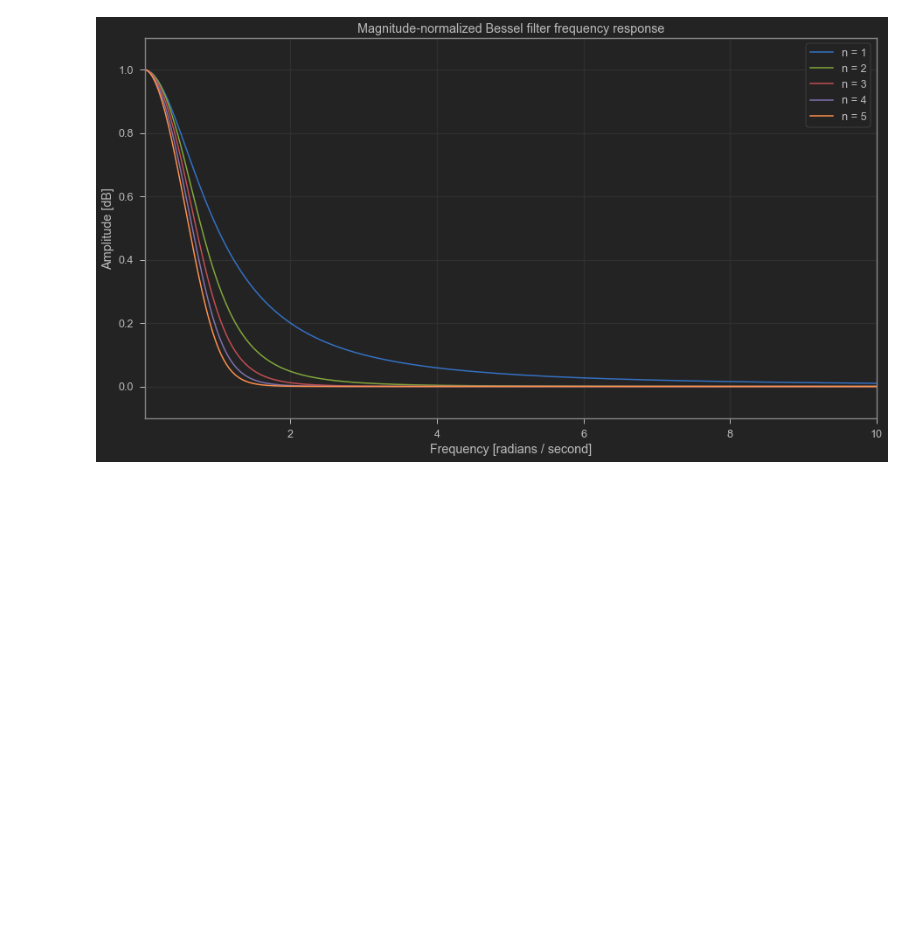
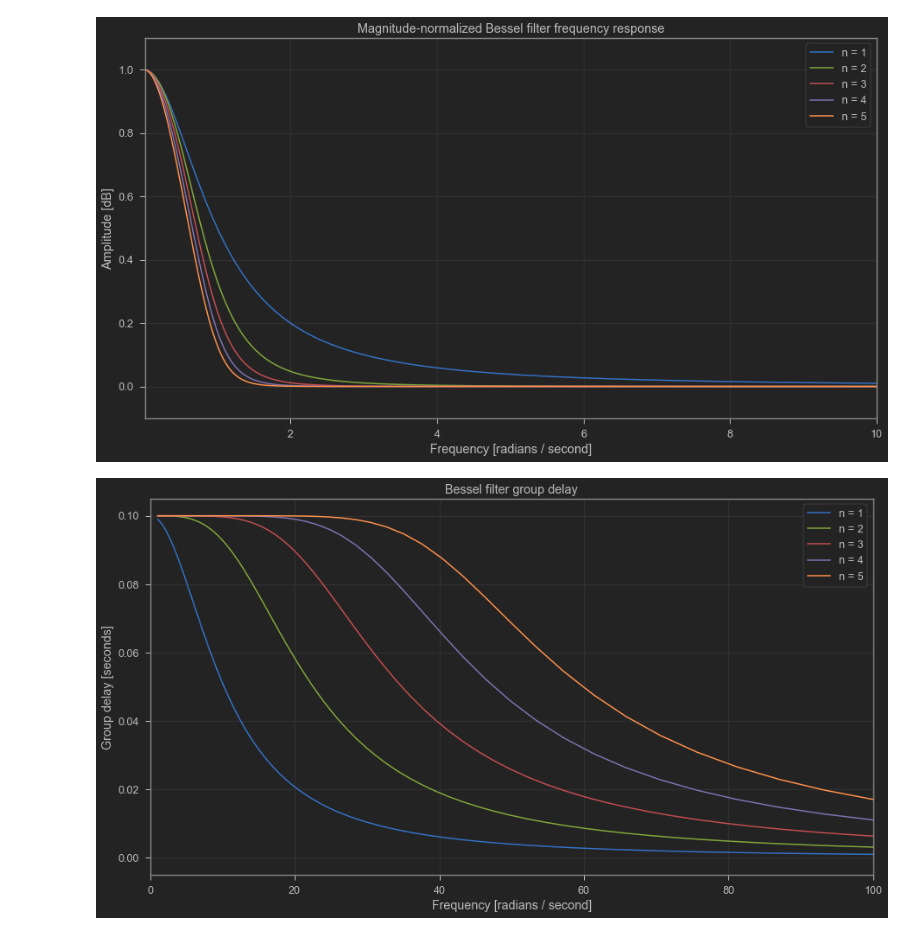
Before and after one commit to amirotd/Analog-Filters-Design, a Jupyter notebook: Bessel_Filter.ipynb, the cells around one changed output. Saved outputs shown, nothing was run; the diff lists cells and outputs as text; code cells hidden in the pictures; blank space fills up the shorter version.

Commit message:
added group delay for Bessel Filter

```diff
--- a/Bessel_Filter.ipynb
+++ b/Bessel_Filter.ipynb
@@ -36,3 +36,22 @@ plt.legend()
 plt.show()
 # %% [output]
 [figure]
+# %%
+# Group Delay of Bessel Filter
+plt.figure(4, figsize=(15,8))
+for i in range(1, 6):
+    b, a = sig.bessel(i, 1/0.1, 'low', analog=True, norm='delay')
+    sys = sig.TransferFunction(b, a)
+    w, mag, phase = sig.bode(sys)
+    group_delay = -np.diff(phase*np.pi/180) / np.diff(w)
+    plt.plot(w[1:], group_delay, label = 'n = {}'.format(i))
+
+plt.title('Bessel filter group delay')
+plt.xlabel('Frequency [radians / second]')
+plt.ylabel('Group delay [seconds]')
+plt.xlim([0, 100])
+plt.grid(which='both', axis='both')
+plt.legend()
+plt.show()
+# %% [output]
+[figure, added]
```
